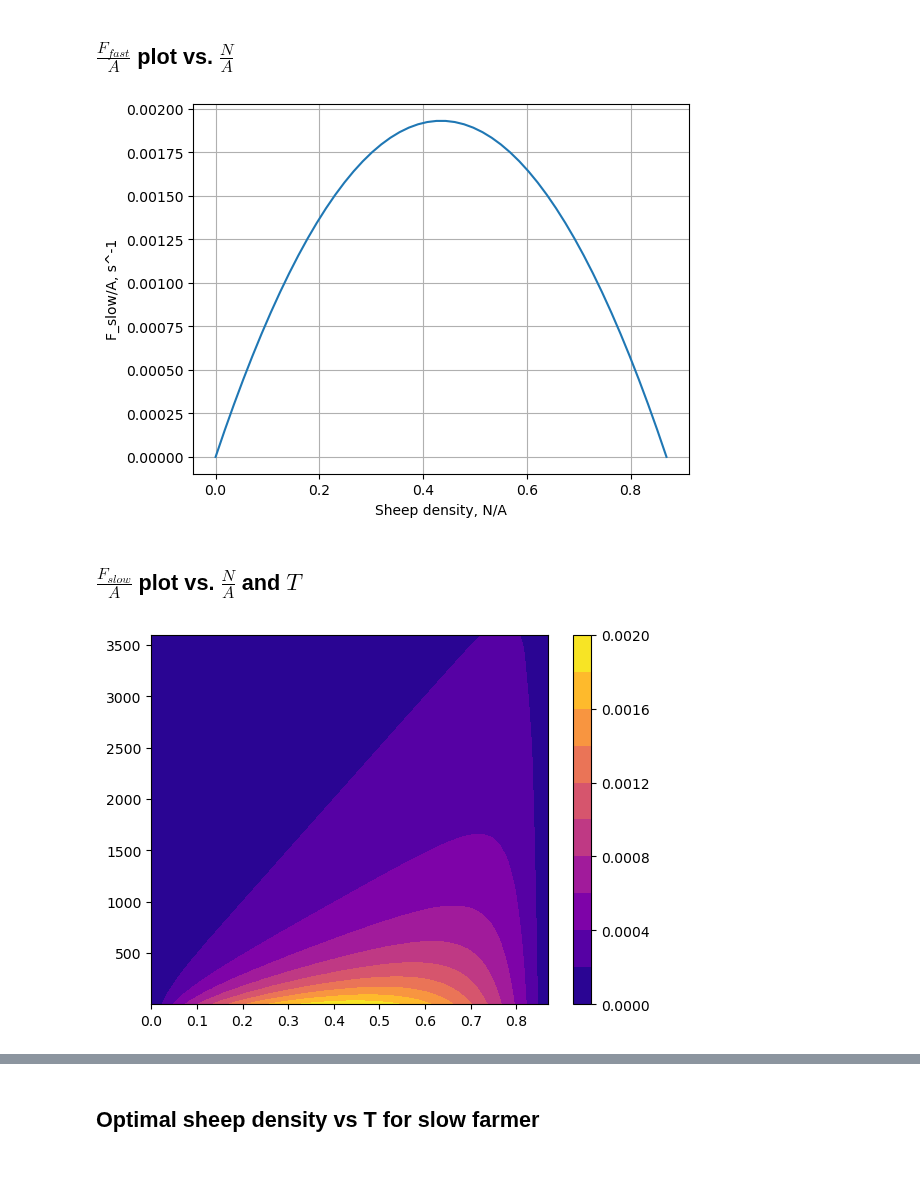
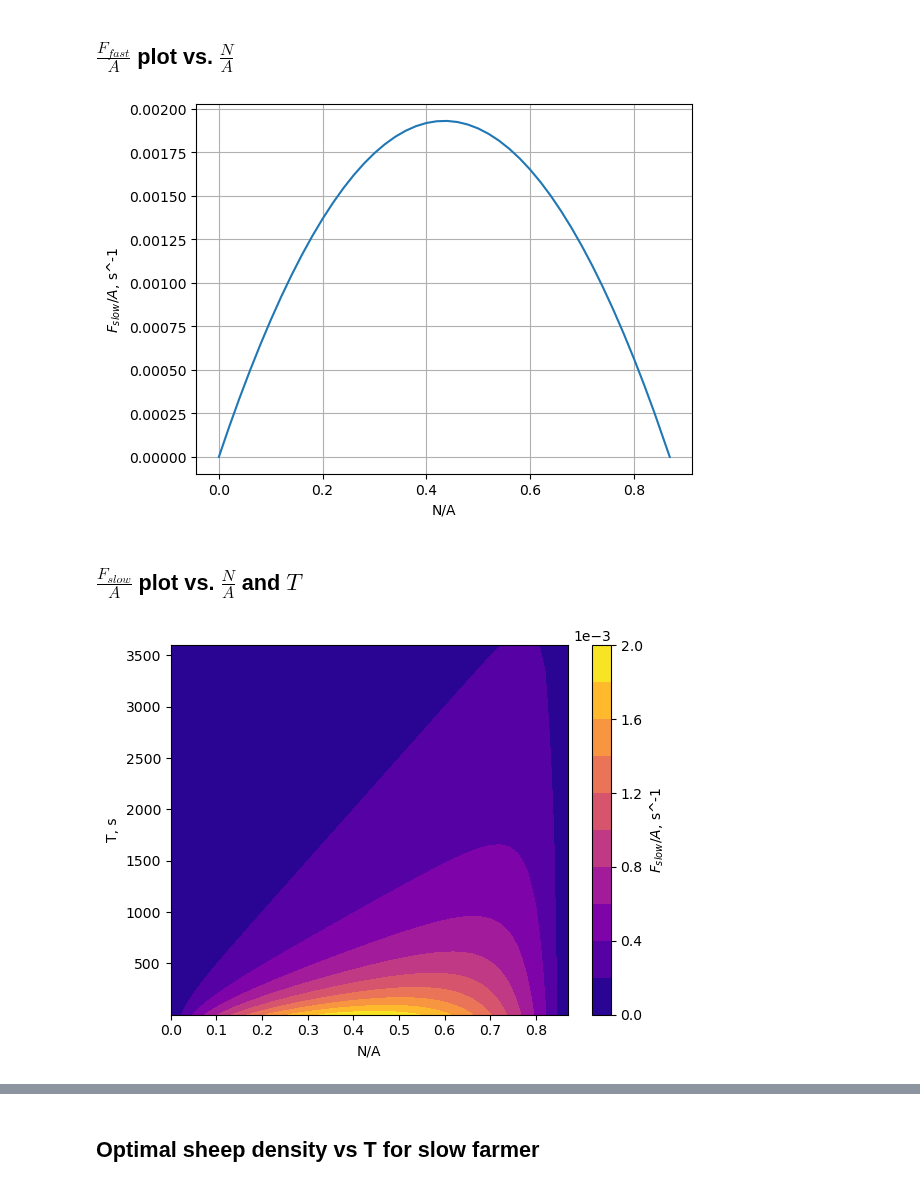
Before and after one commit to ELFREELAND/minecraft_sheep, a Jupyter notebook: deterministic_plots.ipynb, the cells around one changed output, grey strips where cells are left out. Drawn from its saved outputs; the diff is of its cells as text; code cells hidden in the pictures.

Commit message:
saving plots as png, draft mods
changed some symbols in draft, wooly sheep population = N_w, grass cover = X_g

```diff
--- a/deterministic_plots.ipynb
+++ b/deterministic_plots.ipynb
@@ -13,8 +13,11 @@ K = 0.00772
 # %% [markdown]
 ## $\frac{F_{fast}}{A}$ plot vs. $\frac{N}{A}$
 # %%
-density = np.linspace(0, K/R)
-T = np.linspace(1, 3600)
+density = np.arange(0, K/R, 0.02)
+density[-1] = K/R
+
+T = np.arange(0, 3601, 50)
+T[0] = 1 #can't have T=0 because that will result in division by 0
 
 F_fastA = density*R - density**2 * R**2 / K
 
@@ -26,26 +29,32 @@ f, ax = plt.subplots()
 
 ax.plot(density, F_fastA)
 
-ax.set_xlabel("Sheep density, N/A")
-ax.set_ylabel("F_slow/A, s^-1")
+ax.set_xlabel("N/A")
+ax.set_ylabel("$F_{slow}/A$, s^-1")
 ax.grid(True)
 
-plt.show()
+#plt.show()
+plt.savefig("f_fast.png")
 # %% [output]
-[figure, old version]
+[figure, new version]
 # %% [markdown]
 ## $\frac{F_{slow}}{A}$ plot vs. $\frac{N}{A}$ and $T$
 # %%
 dd, TT = np.meshgrid(density, T)
 
 F_slowA = dd*(1 - np.exp(-TT*R + TT*R**2*dd/K))/TT
 
 f, ax = plt.subplots()
 
 im_ptr = ax.contourf(dd, TT, F_slowA, levels=10, cmap="plasma")
 
-cb = plt.colorbar(im_ptr, ax=ax)
+cb = plt.colorbar(im_ptr, ax=ax, label="$F_{slow}/A$, s^-1")
+cb.formatter.set_powerlimits((-1, 5))
 
-plt.show()
+ax.set_xlabel("N/A")
+ax.set_ylabel("T, s")
+
+#plt.show()
+plt.savefig("f_slow_contour.png")
 # %% [output]
-[figure, old version]
+[figure, new version]
```
Also changed, not shown: parts of 5 cells of this notebook, 8 other files.
